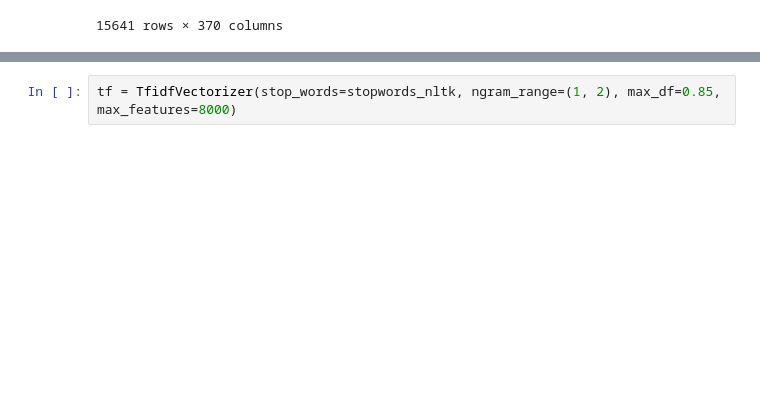
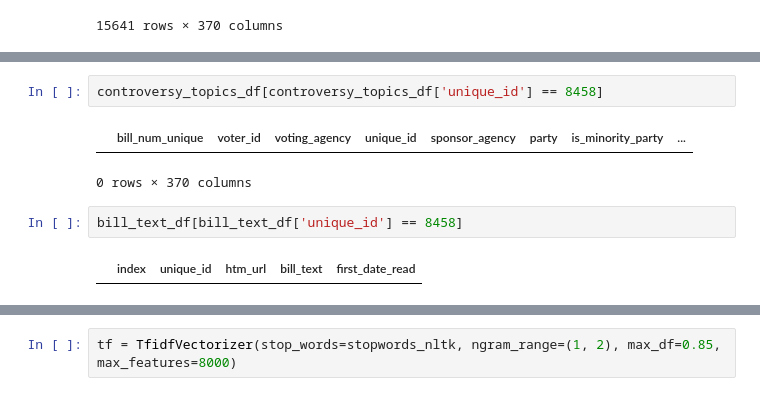
Before and after one commit to ekarboski/washington_state_legislation, a Jupyter notebook: Controversy-score.ipynb, the cells around one changed output, grey strips where cells are left out. Saved outputs shown, nothing was run; the diff lists cells and outputs as text; blank space fills up the shorter version.

```diff
--- a/Controversy-score.ipynb
+++ b/Controversy-score.ipynb
@@ -420,0 +432,9 @@ len(bills)
+# %%
+controversy_topics_df[controversy_topics_df['unique_id'] == 8458]
+# %% [output]
+|  | bill_num_unique | voter_id | voting_agency | unique_id | sponsor_agency | party | is_minority_party | ... |
+0 rows × 370 columns
+# %%
+bill_text_df[bill_text_df['unique_id'] == 8458]
+# %% [output]
+|  | index | unique_id | htm_url | bill_text | first_date_read |
```
Also changed, not shown: parts of 13 cells of this notebook.
